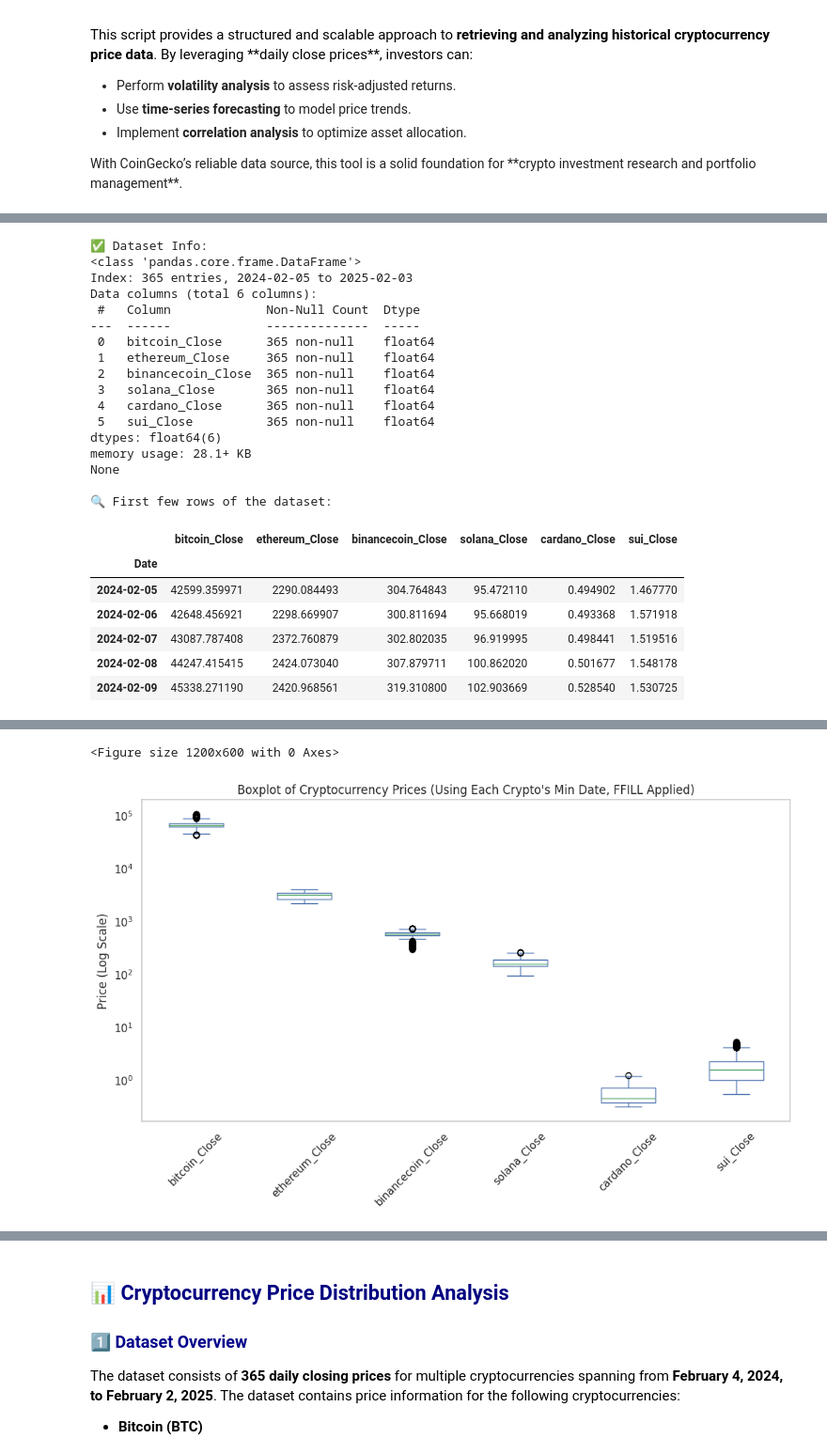
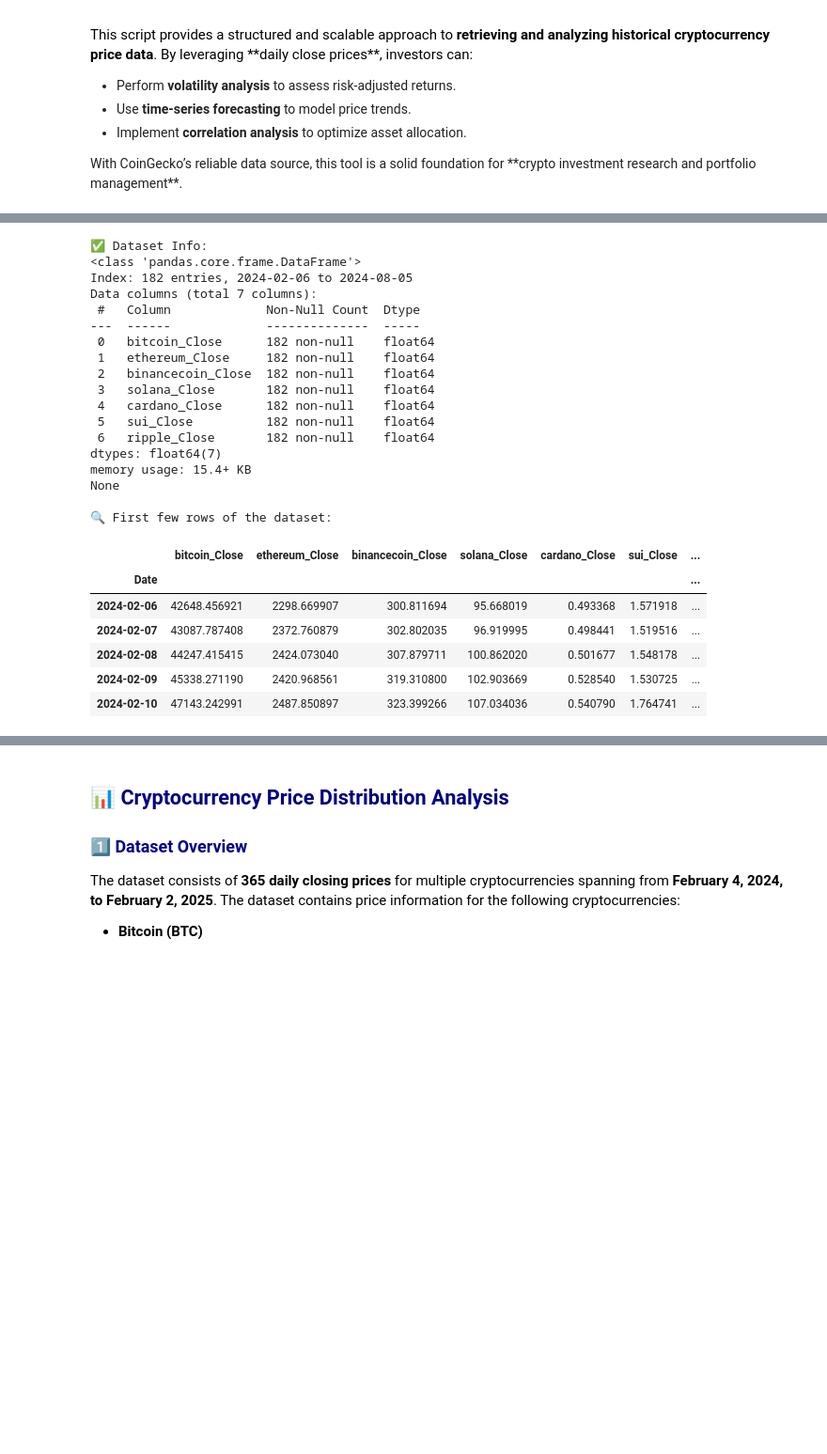
Before and after one commit to NatP-dev/Complete-Python-3-Bootcamp, a Jupyter notebook: Welcome_to_Colaboratory.ipynb, the cells around one changed output, grey strips where cells are left out. Shown at 94% size. Saved outputs shown, nothing was run; the diff lists cells and outputs as text; code cells hidden in the pictures; blank space fills up the shorter version.

```diff
--- a/Welcome_to_Colaboratory.ipynb
+++ b/Welcome_to_Colaboratory.ipynb
@@ -268,88 +348,59 @@ Fetching daily close prices for ripple...
     historical price movements, detect anomalies, and optimize their cryptocurrency portfolio strategies.
 </p>
 # %%
+################################ BASIC CHECKS ########################
 # Display basic info
 print("✅ Dataset Info:")
-print(final_df.info())
+print(train_data.info())
 
 # Display first few rows
 print("\n🔍 First few rows of the dataset:")
-display(final_df.head())
+display(train_data.head())
 
 ################################ MIN DATE PER CRYPTO (Without NaN) ########################
 # 1️⃣ Get the first available date where each crypto has actual data (not NaN)
-min_dates = final_df.apply(lambda col: col.dropna().index.min())
+min_dates = train_data.apply(lambda col: col.dropna().index.min())
 
 print("\n📅 Minimum Start Date for Each Crypto (Excluding NaN values):")
 print(min_dates)
 
 ############################### MISSING DATA COUNT FROM EARLIEST START DATE #############################
 # 2️⃣ Count missing values FROM each crypto's earliest start date (not before)
 missing_counts = {}
 
-for col in final_df.columns:
+for col in train_data.columns:
     start_date = min_dates[col]  # Get the first valid date for the crypto
-    missing_counts[col] = final_df.loc[start_date:][col].isnull().sum()  # Count NaNs from min date onward
+    missing_counts[col] = train_data.loc[start_date:][col].isnull().sum()  # Count NaNs from min date onward
 
 # Convert to DataFrame for better readability
 missing_df = pd.DataFrame.from_dict(missing_counts, orient='index', columns=['Missing Values'])
 
 print("\n⚠ Missing Values Count from Each Crypto's Start Date (Excluding NaN at Start):")
 print(missing_df)
-
-############################### BOXPLOTS (Log Scale) with Forward Fill ###########################
-# 3️⃣ Boxplot for each crypto, using its MIN date as the starting point and forward-filling missing values
-plt.figure(figsize=(12, 6))
-final_df_filtered = pd.DataFrame()
-
-for col in final_df.columns:
-    start_date = min_dates[col]  # Get the first valid date
-    final_df_filtered[col] = final_df[col].loc[start_date:].ffill()  # Use only data from min date & forward-fill NaNs
-
-# Plot boxplots of crypto prices from their valid start dates
-final_df_filtered.plot(kind='box', figsize=(12, 6), logy=True)
-plt.title("Boxplot of Cryptocurrency Prices (Using Each Crypto's Min Date, FFILL Applied)")
-plt.ylabel("Price (Log Scale)")
-plt.xticks(rotation=45)
-plt.grid()
-plt.show()
-
-############################### INDIVIDUAL BOXPLOTS ###########################
-# 4️⃣ Boxplot for each cryptocurrency on a separate axis for better visualization
-fig, axes = plt.subplots(nrows=len(final_df_filtered.columns), ncols=1, figsize=(10, len(final_df_filtered.columns) * 3))
-
-for i, col in enumerate(final_df_filtered.columns):
-    axes[i].boxplot(final_df_filtered[col].dropna(), vert=True)
-    axes[i].set_title(f"Boxplot of {col} Prices (FFILL Applied)")
-    axes[i].set_ylabel("Price (Log Scale)")
-    axes[i].set_yscale('log')  # Ensuring log scale for each boxplot
-    axes[i].grid(True)
-
-plt.tight_layout()
-plt.show()
 # %% [output]
 ✅ Dataset Info:
 <class 'pandas.core.frame.DataFrame'>
-Index: 365 entries, 2024-02-05 to 2025-02-03
-Data columns (total 6 columns):
+Index: 182 entries, 2024-02-06 to 2024-08-05
+Data columns (total 7 columns):
  #   Column             Non-Null Count  Dtype
 ---  ------             --------------  -----
- 0   bitcoin_Close      365 non-null    float64
- 1   ethereum_Close     365 non-null    float64
- 2   binancecoin_Close  365 non-null    float64
- 3   solana_Close       365 non-null    float64
- 4   cardano_Close      365 non-null    float64
- 5   sui_Close          365 non-null    float64
-dtypes: float64(6)
-memory usage: 28.1+ KB
+ 0   bitcoin_Close      182 non-null    float64
+ 1   ethereum_Close     182 non-null    float64
+ 2   binancecoin_Close  182 non-null    float64
+ 3   solana_Close       182 non-null    float64
+ 4   cardano_Close      182 non-null    float64
+ 5   sui_Close          182 non-null    float64
+ 6   ripple_Close       182 non-null    float64
+dtypes: float64(7)
+memory usage: 15.4+ KB
 None
 
 🔍 First few rows of the dataset:
-|  | bitcoin_Close | ethereum_Close | binancecoin_Close | solana_Close | cardano_Close | sui_Close |
-| Date |  |  |  |  |  |  |
-| 2024-02-05 | 42599.359971 | 2290.084493 | 304.764843 | 95.472110 | 0.494902 | 1.467770 |
-| 2024-02-06 | 42648.456921 | 2298.669907 | 300.811694 | 95.668019 | 0.493368 | 1.571918 |
-| 2024-02-07 | 43087.787408 | 2372.760879 | 302.802035 | 96.919995 | 0.498441 | 1.519516 |
-| 2024-02-08 | 44247.415415 | 2424.073040 | 307.879711 | 100.862020 | 0.501677 | 1.548178 |
-| 2024-02-09 | 45338.271190 | 2420.968561 | 319.310800 | 102.903669 | 0.528540 | 1.530725 |
+|  | bitcoin_Close | ethereum_Close | binancecoin_Close | solana_Close | cardano_Close | sui_Close | ... |
+| Date |  |  |  |  |  |  | ... |
+| 2024-02-06 | 42648.456921 | 2298.669907 | 300.811694 | 95.668019 | 0.493368 | 1.571918 | ... |
+| 2024-02-07 | 43087.787408 | 2372.760879 | 302.802035 | 96.919995 | 0.498441 | 1.519516 | ... |
+| 2024-02-08 | 44247.415415 | 2424.073040 | 307.879711 | 100.862020 | 0.501677 | 1.548178 | ... |
+| 2024-02-09 | 45338.271190 | 2420.968561 | 319.310800 | 102.903669 | 0.528540 | 1.530725 | ... |
+| 2024-02-10 | 47143.242991 | 2487.850897 | 323.399266 | 107.034036 | 0.540790 | 1.764741 | ... |
 📅 Minimum Start Date for Each Crypto (Excluding NaN values):
@@ -372,2 +424,0 @@ sui_Close                       0
-<Figure size 1200x600 with 0 Axes>
-[figure, removed]
```
Also changed, not shown: parts of 14 cells of this notebook.
